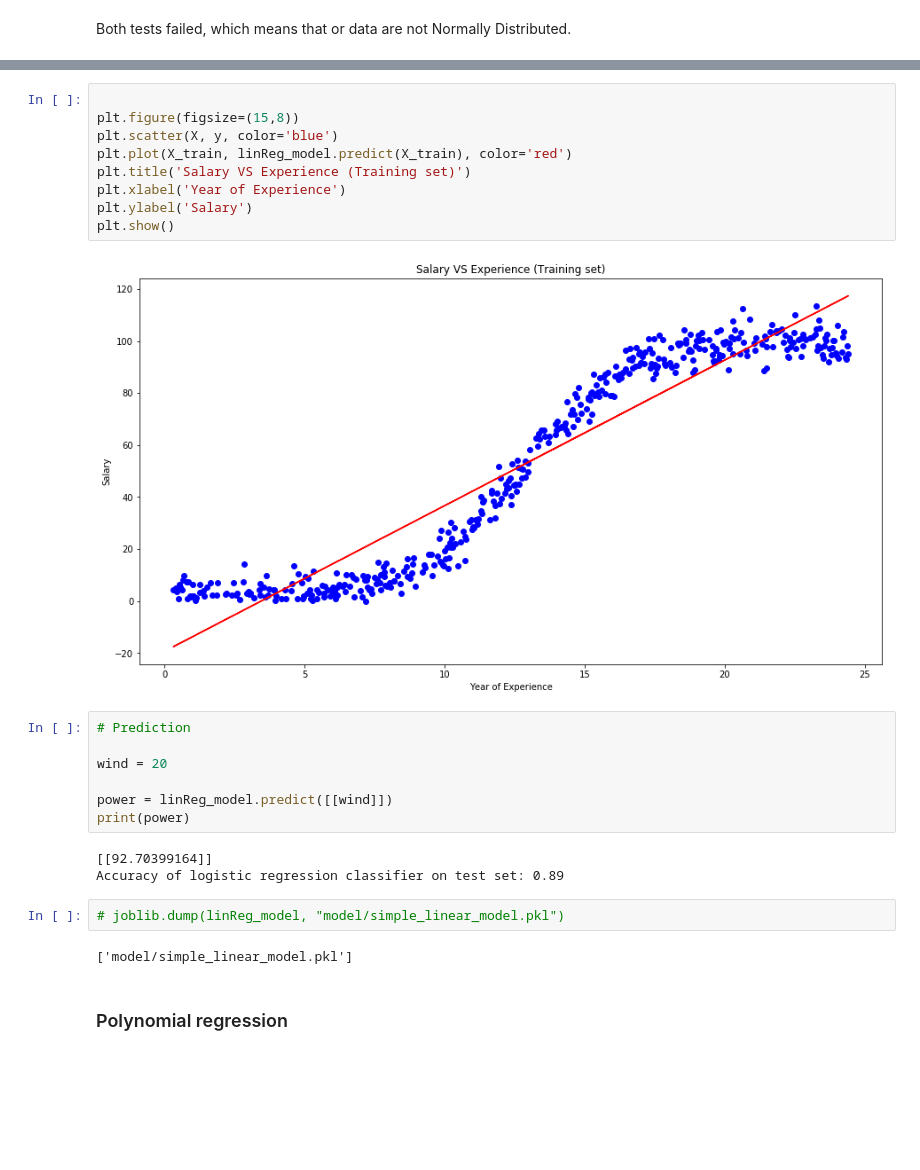
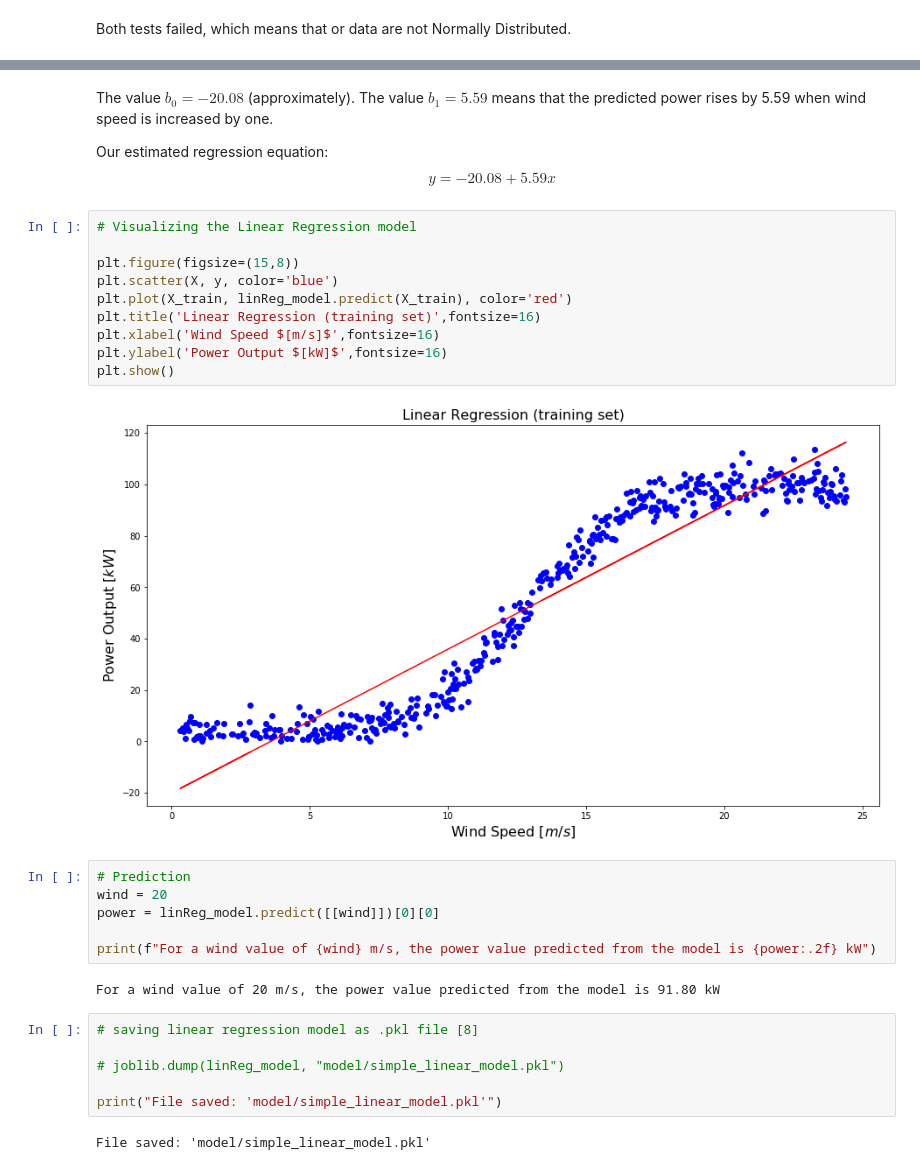
Before and after one commit to Slawak1/MLS-Project-2020, a Jupyter notebook: MLS_Project_2020.ipynb, the cells around one changed output, grey strips where cells are left out. Saved outputs shown, nothing was run; the diff lists cells and outputs as text; blank space fills up the shorter version.

```diff
--- a/MLS_Project_2020.ipynb
+++ b/MLS_Project_2020.ipynb
@@ -366,27 +369,33 @@ Accuracy of linear regression on test set: 0.90
+# %% [markdown]
+The value $b_0 = -20.08$ (approximately). The value $𝑏_1 = 5.59$ means that the predicted power rises by 5.59 when wind speed is increased by one.
+
+Our estimated regression equation:
+$$y = -20.08 + 5.59x $$
 # %%
+# Visualizing the Linear Regression model
 
 plt.figure(figsize=(15,8))
 plt.scatter(X, y, color='blue')
 plt.plot(X_train, linReg_model.predict(X_train), color='red')
-plt.title('Salary VS Experience (Training set)')
-plt.xlabel('Year of Experience')
-plt.ylabel('Salary')
+plt.title('Linear Regression (training set)',fontsize=16)
+plt.xlabel('Wind Speed $[m/s]$',fontsize=16)
+plt.ylabel('Power Output $[kW]$',fontsize=16)
 plt.show()
 # %% [output]
-[figure, old version]
+[figure, new version]
 # %%
 # Prediction
+wind = 20
+power = linReg_model.predict([[wind]])[0][0]
 
-wind = 20
-
-power = linReg_model.predict([[wind]])
-print(power)
+print(f"For a wind value of {wind} m/s, the power value predicted from the model is {power:.2f} kW")
 # %% [output]
-[[92.70399164]]
-Accuracy of logistic regression classifier on test set: 0.89
+For a wind value of 20 m/s, the power value predicted from the model is 91.80 kW
 # %%
+# saving linear regression model as .pkl file [8]
+
 # joblib.dump(linReg_model, "model/simple_linear_model.pkl")
+
+print("File saved: 'model/simple_linear_model.pkl'")
 # %% [output]
-['model/simple_linear_model.pkl']
+File saved: 'model/simple_linear_model.pkl'
-# %% [markdown]
-### Polynomial regression
```
Also changed, not shown: parts of 19 cells of this notebook, 8 other files.
